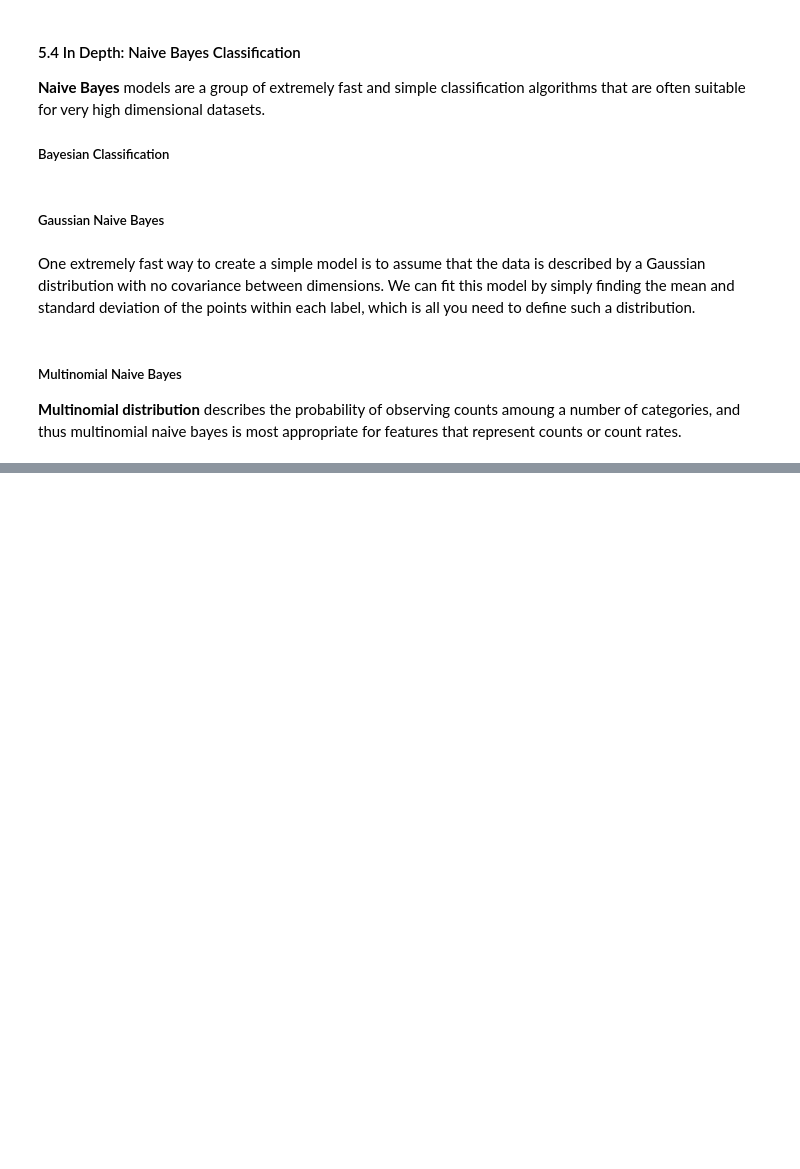
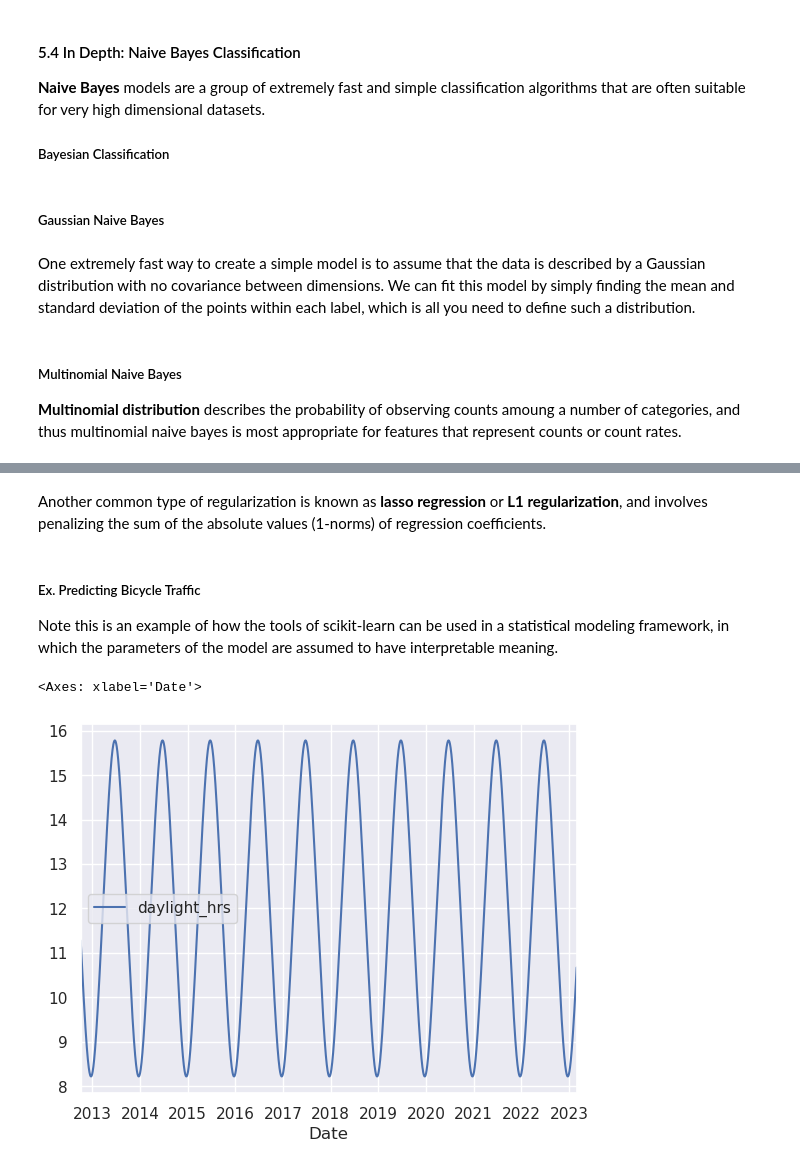
Before and after one commit to kpritch11/data-science-handbook, a Jupyter notebook: scikit-learn.ipynb, the cells around one changed output, grey strips where cells are left out. Drawn from its saved outputs; the diff is of its cells as text; code cells hidden in the pictures; blank space fills up the shorter version.

Commit message:
5.6 linear regression.

```diff
--- a/scikit-learn.ipynb
+++ b/scikit-learn.ipynb
@@ -707,0 +810,3 @@ print(model.coef_)
+# %% [markdown]
+Another common type of regularization is known as **lasso regression** or **L1 regularization**,
+and involves penalizing the sum of the absolute values (1-norms) of regression coefficients.
@@ -707,0 +818,39 @@ print(model.coef_)
+# %% [markdown]
+##### Ex. Predicting Bicycle Traffic
+
+Note this is an example of how the tools of scikit-learn can be used in a statistical modeling framework, in which the parameters of the model are assumed to have interpretable meaning.
+# %%
+# load the datasets
+import pandas as pd
+counts = pd.read_csv('fremont_hourly.csv', index_col='Date', parse_dates=True)
+weather = pd.read_csv('seattle_weather.csv', index_col='DATE', parse_dates=True)
+
+# compute the total daily bicycle traffic
+daily = counts.resample('d').sum()
+daily['Total'] = daily.sum(axis=1)
+daily = daily[['Total']] # remove other columns
+
+# add binary columns for day of the week
+days = ['Mon', 'Tue', 'Wed', 'Thu', 'Fri', 'Sat', 'Sun']
+for i in range(7):
+    daily[days[i]] = (daily.index.dayofweek == i).astype(float)
+
+# add indicator for holidays
+from pandas.tseries.holiday import USFederalHolidayCalendar
+cal = USFederalHolidayCalendar()
+holidays = cal.holidays('2012', '2016')
+daily = daily.join(pd.Series(1, index=holidays, name='holiday'))
+daily['holiday'].fillna(0, inplace=True)
+
+# compute hours of daylight
+def hours_of_daylight(date, axis=23.44, latitude=47.61):
+    '''Compute the hours of daylight for the given date'''
+    days = (date - pd.datetime(2000, 12, 21)).days
+    m = (1. - np.tan(np.radians(latitude)) * np.tan(np.radians(axis) * np.cos(days * 2 * np.pi / 365.25)))
+    return 24. * np.degrees(np.arccos(1 - np.clip(m, 0, 2))) / 180.
+
+daily['daylight_hrs'] = list(map(hours_of_daylight, daily.index))
+daily[['daylight_hrs']].plot()
+# %% [output]
+<Axes: xlabel='Date'>
+[figure, added]
```
Also changed, not shown: parts of 18 cells of this notebook, 5 other files.
